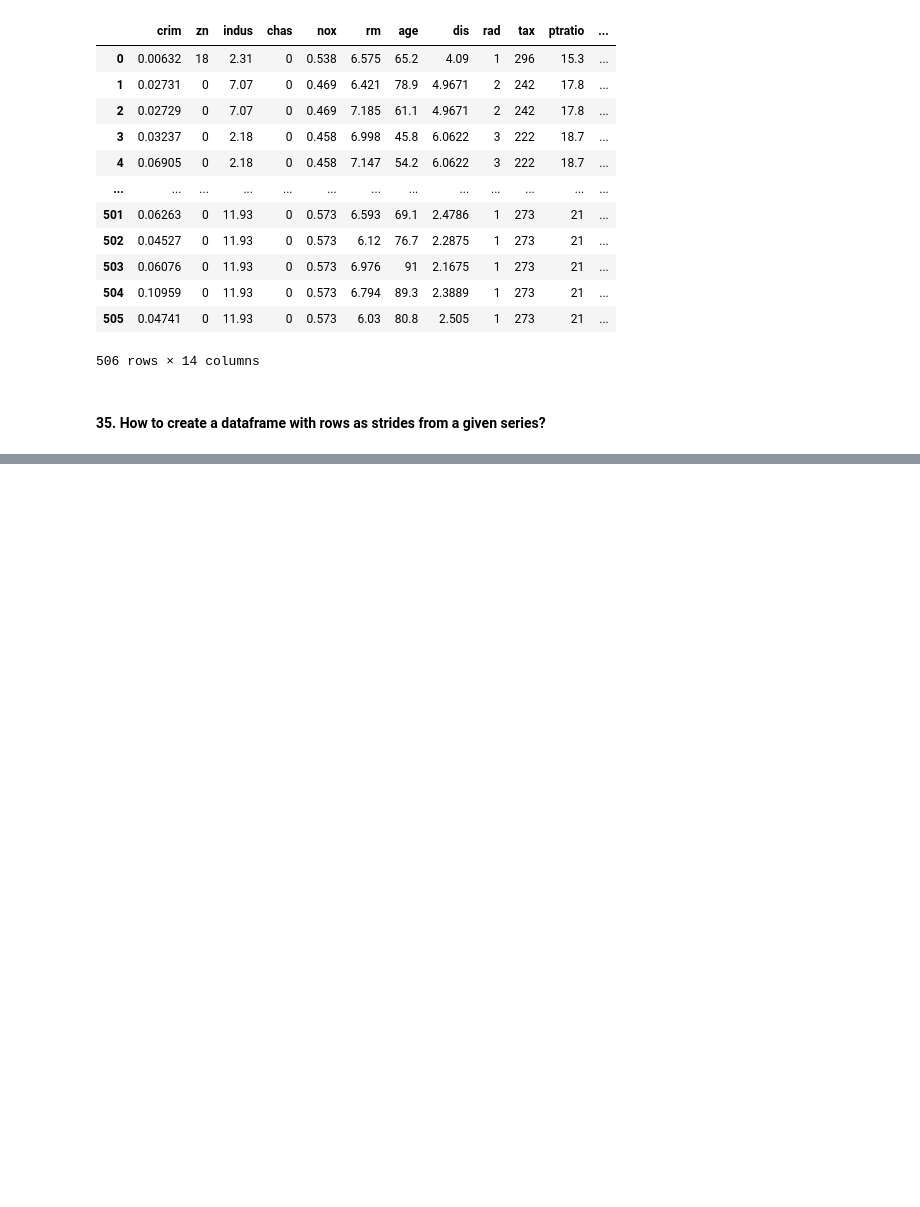
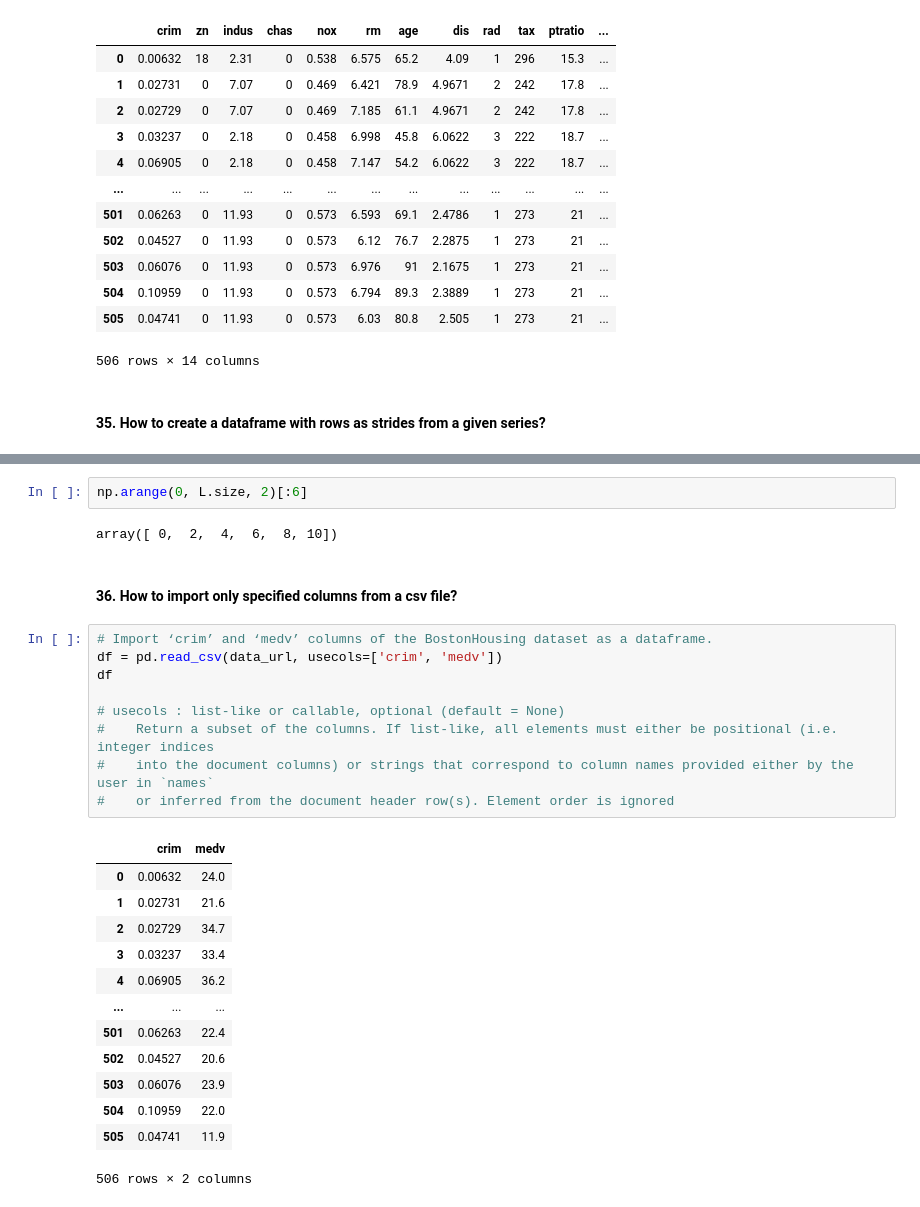
Before and after one commit to KarimaCha/Exercises_Python_NumPy_Pandas, a Jupyter notebook: 03_Pandas_Exercises_KC.ipynb, the cells around one changed output, grey strips where cells are left out. Drawn from its saved outputs; the diff is of its cells as text; blank space fills up the shorter version.

```diff
--- a/03_Pandas_Exercises_KC.ipynb
+++ b/03_Pandas_Exercises_KC.ipynb
@@ -1232,0 +1253,29 @@ df
+# %%
+np.arange(0, L.size, 2)[:6]
+# %% [output]
+array([ 0,  2,  4,  6,  8, 10])
+# %% [markdown]
+#### 36. How to import only specified columns from a csv file?
+# %%
+# Import ‘crim’ and ‘medv’ columns of the BostonHousing dataset as a dataframe.
+df = pd.read_csv(data_url, usecols=['crim', 'medv'])
+df
+
+# usecols : list-like or callable, optional (default = None)
+#    Return a subset of the columns. If list-like, all elements must either be positional (i.e. integer indices
+#    into the document columns) or strings that correspond to column names provided either by the user in `names`
+#    or inferred from the document header row(s). Element order is ignored
+# %% [output]
+|  | crim | medv |
+| 0 | 0.00632 | 24.0 |
+| 1 | 0.02731 | 21.6 |
+| 2 | 0.02729 | 34.7 |
+| 3 | 0.03237 | 33.4 |
+| 4 | 0.06905 | 36.2 |
+| ... | ... | ... |
+| 501 | 0.06263 | 22.4 |
+| 502 | 0.04527 | 20.6 |
+| 503 | 0.06076 | 23.9 |
+| 504 | 0.10959 | 22.0 |
+| 505 | 0.04741 | 11.9 |
+506 rows × 2 columns
```
Also changed, not shown: parts of 15 cells of this notebook.
